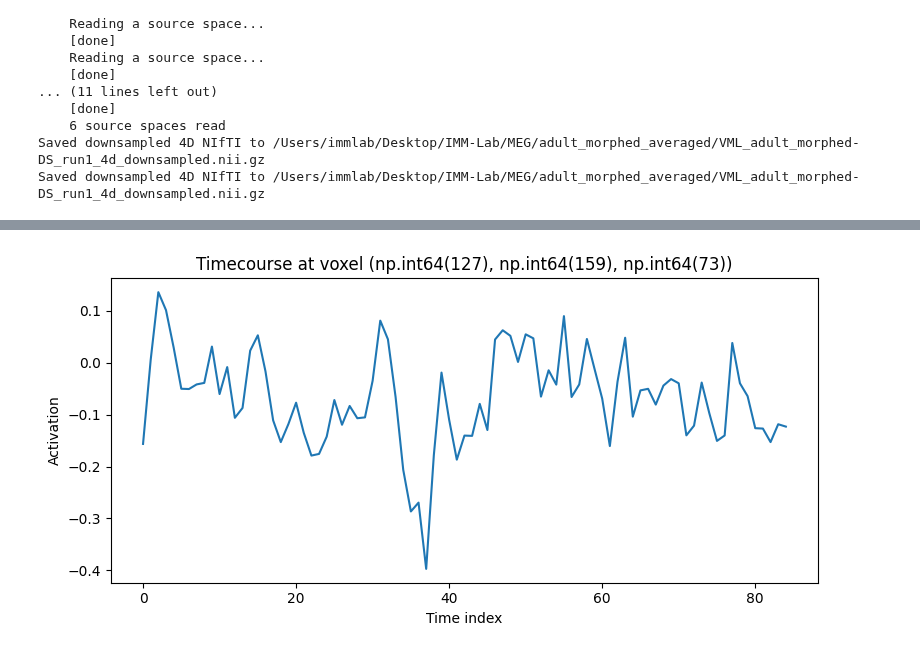
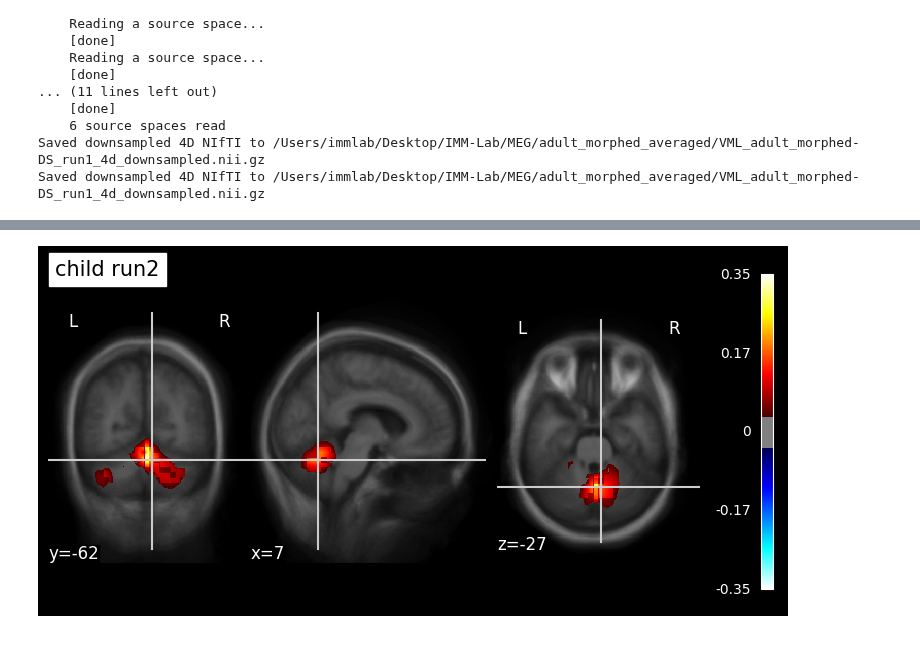
Before and after one commit to siddiskid/IMM-Lab, a Jupyter notebook: sidd_scripts/moprh_to_fsavg.ipynb, the cells around one changed output, grey strips where cells are left out. Cells and saved outputs as stored; diff of their text form; code cells hidden in the pictures.

Commit message:
lots of brain images

```diff
--- a/sidd_scripts/moprh_to_fsavg.ipynb
+++ b/sidd_scripts/moprh_to_fsavg.ipynb
@@ -496,54 +497,51 @@ print(f"Saved downsampled 4D NIfTI to {out_path}")
 Saved downsampled 4D NIfTI to /Users/immlab/Desktop/IMM-Lab/MEG/adult_morphed_averaged/VML_adult_morphed-DS_run1_4d_downsampled.nii.gz
 Saved downsampled 4D NIfTI to /Users/immlab/Desktop/IMM-Lab/MEG/adult_morphed_averaged/VML_adult_morphed-DS_run1_4d_downsampled.nii.gz
 # %%
-import nibabel as nib
-import numpy as np
-import matplotlib.pyplot as plt
-from nilearn import plotting
-from nilearn.image import index_img, resample_to_img
-import os.path as op
+conditions = ['run1', 'run2', 'run3', 'run4', 'run5']
 
-# Paths
-nifti_path = op.join(meg_path, 'adult_morphed_averaged', 'VML_adult_morphed-DS_run1_4d_downsampled.nii.gz')
-t1_path = op.join(mri_path, 'fsaverage', 'mri', 'T1.mgz')
-t1_nii_path = t1_path.replace('.mgz', '.nii.gz')
+for person in people:
+    for cond in conditions:
+        # Paths
+        nifti_path = op.join(meg_path, f'{person}_morphed_averaged', f'VML_{person}_morphed-DS_{cond}_4d_downsampled.nii.gz')
+        t1_path = op.join(mri_path, 'fsaverage', 'mri', 'T1.mgz')
+        t1_nii_path = t1_path.replace('.mgz', '.nii.gz')
 
-# Load images
-img = nib.load(nifti_path)
-t1_img = nib.load(t1_nii_path)
+        # Load images
+        img = nib.load(nifti_path)
+        t1_img = nib.load(t1_nii_path)
 
-# Resample T1 to match activation image if needed
-if not np.allclose(img.header.get_zooms()[:3], t1_img.header.get_zooms()[:3]) or img.shape[:3] != t1_img.shape[:3]:
-    t1_img_resamp = resample_to_img(t1_img, img, interpolation='continuous')
-else:
-    t1_img_resamp = t1_img
+        # Resample T1 to match activation image if needed
+        if not np.allclose(img.header.get_zooms()[:3], t1_img.header.get_zooms()[:3]) or img.shape[:3] != t1_img.shape[:3]:
+            t1_img_resamp = resample_to_img(t1_img, img, interpolation='continuous')
+        else:
+            t1_img_resamp = t1_img
 
-# Pick a time index with strong activation (e.g., the peak)
-data = img.get_fdata()
-peak_idx = np.unravel_index(np.abs(data).argmax(), data.shape)
-peak_time_idx = peak_idx[3]
-peak_voxel = peak_idx[:3]
-single_img = index_img(img, peak_time_idx)
+        # Pick a time index with strong activation (e.g., the peak)
+        data = img.get_fdata()
+        peak_idx = np.unravel_index(np.abs(data).argmax(), data.shape)
+        peak_time_idx = peak_idx[3]
+        peak_voxel = peak_idx[:3]
+        single_img = index_img(img, peak_time_idx)
 
-# Plot the brain image with overlay
-plotting.plot_stat_map(
-    single_img,
-    bg_img=t1_img_resamp,
-    display_mode='ortho',
-    threshold=np.nanmax(data) * 0.1 if np.nanmax(data) > 0 else None,
-    vmax=np.nanmax(data) if np.nanmax(data) > 0 else None,
-    title=f'Adult Baseline',
-    colorbar=True
-)
-plt.show()
+        # Plot the brain image with overlay
+        plotting.plot_stat_map(
+            single_img,
+            bg_img=t1_img_resamp,
+            display_mode='ortho',
+            threshold=np.nanmax(data) * 0.1 if np.nanmax(data) > 0 else None,
+            vmax=np.nanmax(data) if np.nanmax(data) > 0 else None,
+            title=f'{person} {cond}',
+            colorbar=True
+        )
+        plt.show()
 
-# Plot the timecourse at the peak voxel
-voxel_timecourse = data[peak_voxel[0], peak_voxel[1], peak_voxel[2], :]
-plt.figure(figsize=(8, 4))
-plt.plot(voxel_timecourse)
-plt.title(f"Timecourse at voxel {peak_voxel}")
-plt.xlabel("Time index")
-plt.ylabel("Activation")
-plt.tight_layout()
-plt.show()
+        # Plot the timecourse at the peak voxel
+        voxel_timecourse = data[peak_voxel[0], peak_voxel[1], peak_voxel[2], :]
+        plt.figure(figsize=(8, 4))
+        plt.plot(voxel_timecourse)
+        plt.title(f"Timecourse at voxel {peak_voxel}")
+        plt.xlabel("Time index")
+        plt.ylabel("Activation")
+        plt.tight_layout()
+        plt.show()
 # %% [output]
@@ -552 +550 @@ plt.show()
-[figure, old version]
+[figure, new version]
```
Also changed, not shown: parts of 4 cells of this notebook.
